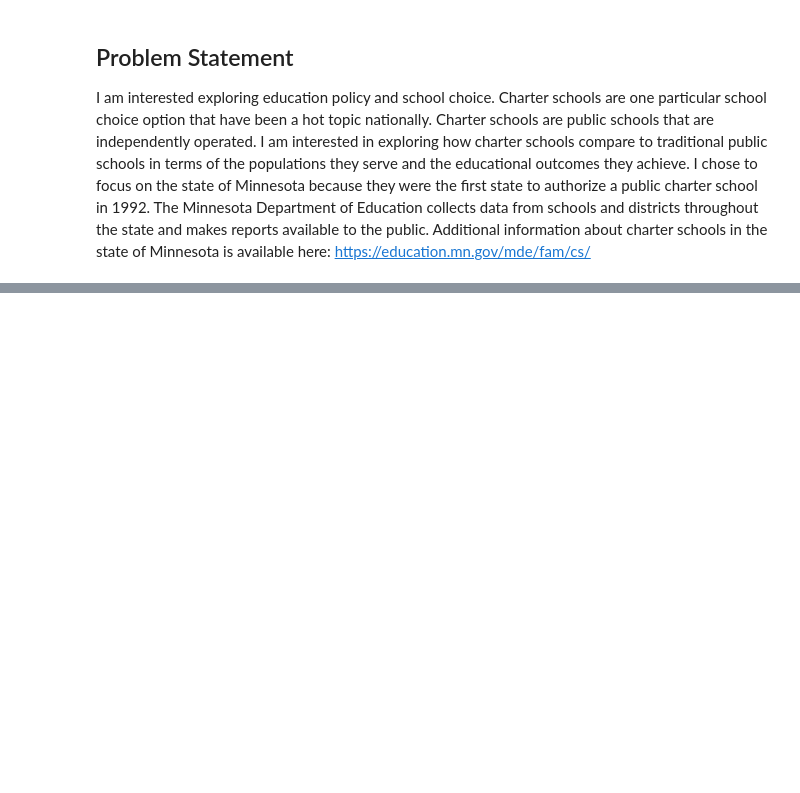
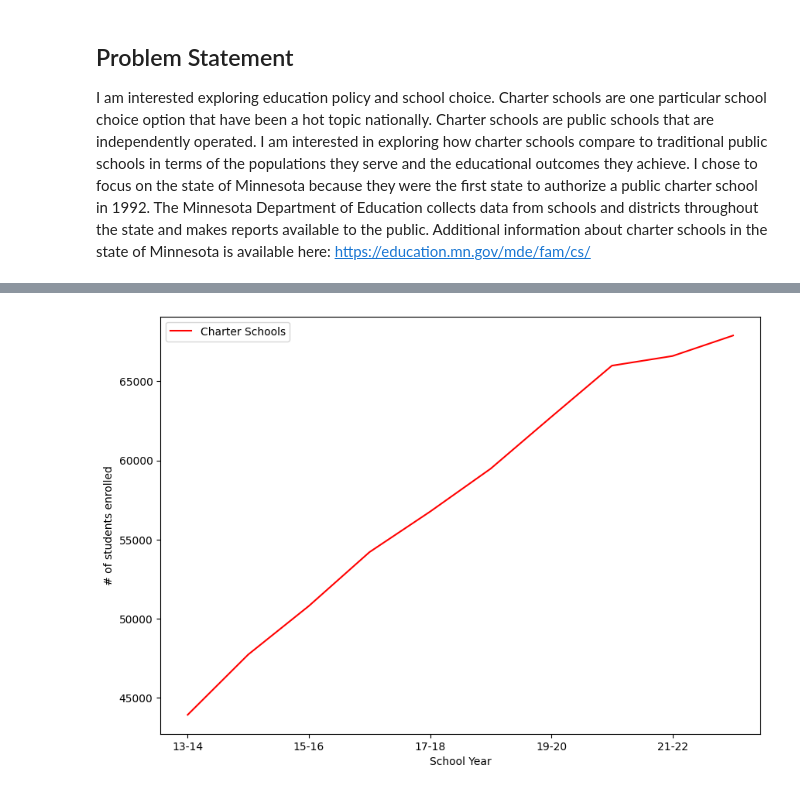
Before and after one commit to BrowynSherman/Sherman_DSTEP23_Final, a Jupyter notebook: Sherman_DSTEP_Final.ipynb, the cells around one changed output, grey strips where cells are left out. Cells and saved outputs as stored; diff of their text form; code cells hidden in the pictures; blank space fills up the shorter version.

```diff
--- a/Sherman_DSTEP_Final.ipynb
+++ b/Sherman_DSTEP_Final.ipynb
@@ -74,15 +135,21 @@ f2021 = 'https://education.mn.gov/mdeprod/idcplg?IdcService=GET_FILE&RevisionSel
 f2022 = 'https://education.mn.gov/mdeprod/idcplg?IdcService=GET_FILE&RevisionSelectionMethod=latestReleased&Rendition=primary&dDocName=PROD058443'
 f2023 = 'https://education.mn.gov/mdeprod/idcplg?IdcService=GET_FILE&RevisionSelectionMethod=latestReleased&Rendition=primary&dDocName=PROD070854'
 # %%
-sy14=pd.read_excel(f2014, sheet_name='School')
-sy15=pd.read_excel(f2015, sheet_name='School')
-sy16=pd.read_excel(f2016, sheet_name='School')
-sy17=pd.read_excel(f2017, sheet_name='School')
-sy18=pd.read_excel(f2018, sheet_name='School')
-sy19=pd.read_excel(f2019, sheet_name='School')
-sy20=pd.read_excel(f2020, sheet_name='School')
-sy21=pd.read_excel(f2021, sheet_name='School')
-sy22=pd.read_excel(f2022, sheet_name='School')
-sy23=pd.read_excel(f2023, sheet_name='School')
-sy14
+# -- Load in data by school
+
+t0 = time.time()
+
+sy14=pd.read_excel(f2014, sheet_name='School', skiprows=1)
+sy15=pd.read_excel(f2015, sheet_name='School', skiprows=1)
+sy16=pd.read_excel(f2016, sheet_name='School', skiprows=1)
+sy17=pd.read_excel(f2017, sheet_name='School', skiprows=1)
+sy18=pd.read_excel(f2018, sheet_name='School', skiprows=1)
+sy19=pd.read_excel(f2019, sheet_name='School', skiprows=1)
+sy20=pd.read_excel(f2020, sheet_name='School', skiprows=1)
+sy21=pd.read_excel(f2021, sheet_name='School', skiprows=1)
+sy22=pd.read_excel(f2022, sheet_name='School', skiprows=1)
+sy23=pd.read_excel(f2023, sheet_name='School', skiprows=1)
+
+t1 = time.time()
+print("route calculated in {0}s".format(t1 - t0))
 # %% [output]
@@ -134,0 +281,9 @@ MN14
+# %%
+# -- Plot enrollment trends over time for charter schools
+fig, ax = plt.subplots(figsize=(10, 7))
+charter_result.plot.line(x='Data Year', y='Total Enrollment', label='Charter Schools', color='r', ax=ax)
+plt.xlabel("School Year")
+plt.ylabel("# of students enrolled")
+plt.show()
+# %% [output]
+[figure, added]
```
Also changed, not shown: parts of 23 cells of this notebook.
